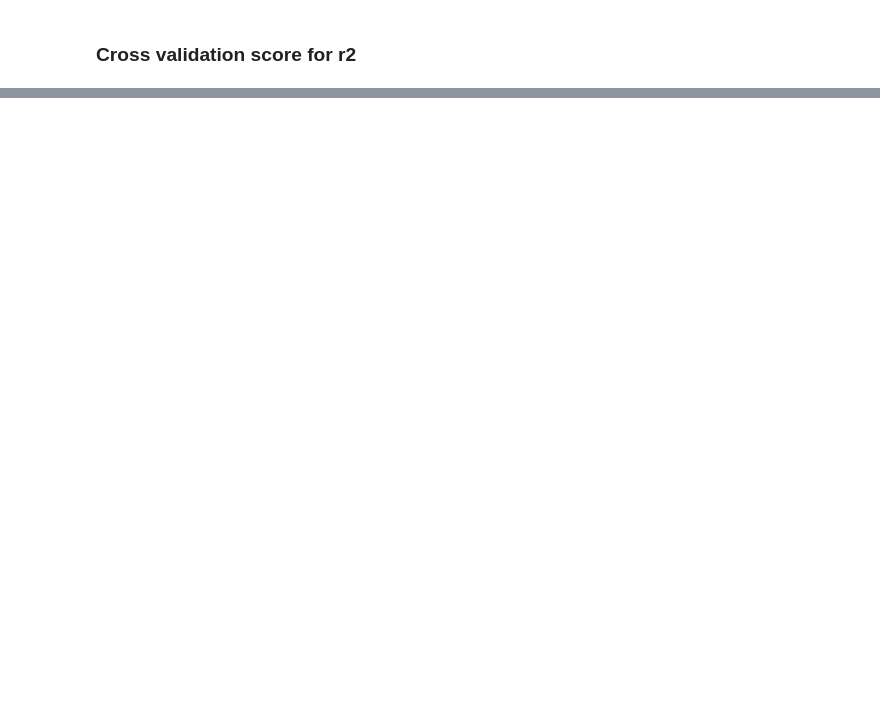
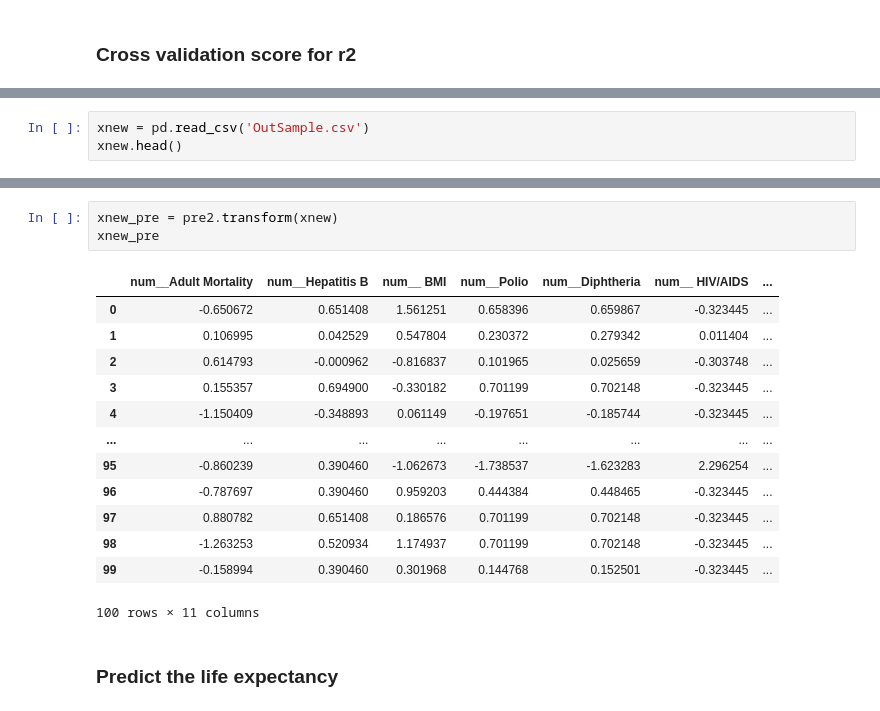
Before and after one commit to siddheshgujar/repository, a Jupyter notebook: Regression Revision/Regession.ipynb, the cells around one changed output, grey strips where cells are left out. Saved outputs shown, nothing was run; the diff lists cells and outputs as text; blank space fills up the shorter version.

```diff
--- a/Regression Revision/Regession.ipynb
+++ b/Regression Revision/Regession.ipynb
@@ -541,0 +544,3 @@ scores.mean()
+# %%
+xnew = pd.read_csv('OutSample.csv')
+xnew.head()
@@ -541,0 +595,19 @@ scores.mean()
+# %%
+xnew_pre = pre2.transform(xnew)
+xnew_pre
+# %% [output]
+|  | num__Adult Mortality | num__Hepatitis B | num__ BMI | num__Polio | num__Diphtheria | num__ HIV/AIDS | ... |
+| 0 | -0.650672 | 0.651408 | 1.561251 | 0.658396 | 0.659867 | -0.323445 | ... |
+| 1 | 0.106995 | 0.042529 | 0.547804 | 0.230372 | 0.279342 | 0.011404 | ... |
+| 2 | 0.614793 | -0.000962 | -0.816837 | 0.101965 | 0.025659 | -0.303748 | ... |
+| 3 | 0.155357 | 0.694900 | -0.330182 | 0.701199 | 0.702148 | -0.323445 | ... |
+| 4 | -1.150409 | -0.348893 | 0.061149 | -0.197651 | -0.185744 | -0.323445 | ... |
+| ... | ... | ... | ... | ... | ... | ... | ... |
+| 95 | -0.860239 | 0.390460 | -1.062673 | -1.738537 | -1.623283 | 2.296254 | ... |
+| 96 | -0.787697 | 0.390460 | 0.959203 | 0.444384 | 0.448465 | -0.323445 | ... |
+| 97 | 0.880782 | 0.651408 | 0.186576 | 0.701199 | 0.702148 | -0.323445 | ... |
+| 98 | -1.263253 | 0.520934 | 1.174937 | 0.701199 | 0.702148 | -0.323445 | ... |
+| 99 | -0.158994 | 0.390460 | 0.301968 | 0.144768 | 0.152501 | -0.323445 | ... |
+100 rows × 11 columns
+# %% [markdown]
+### Predict the life expectancy
```
Also changed, not shown: parts of 25 cells of this notebook, 1 other file.
